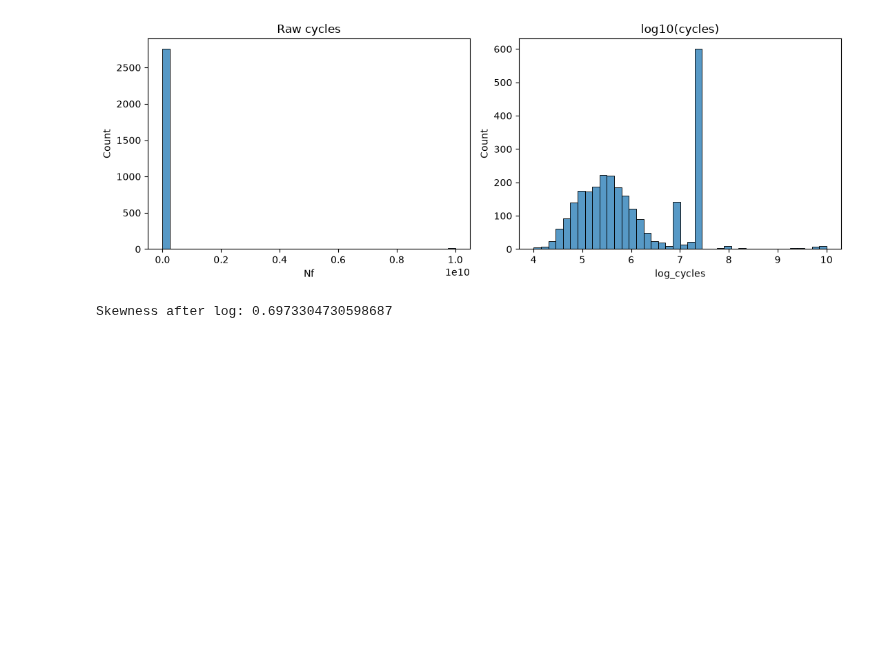
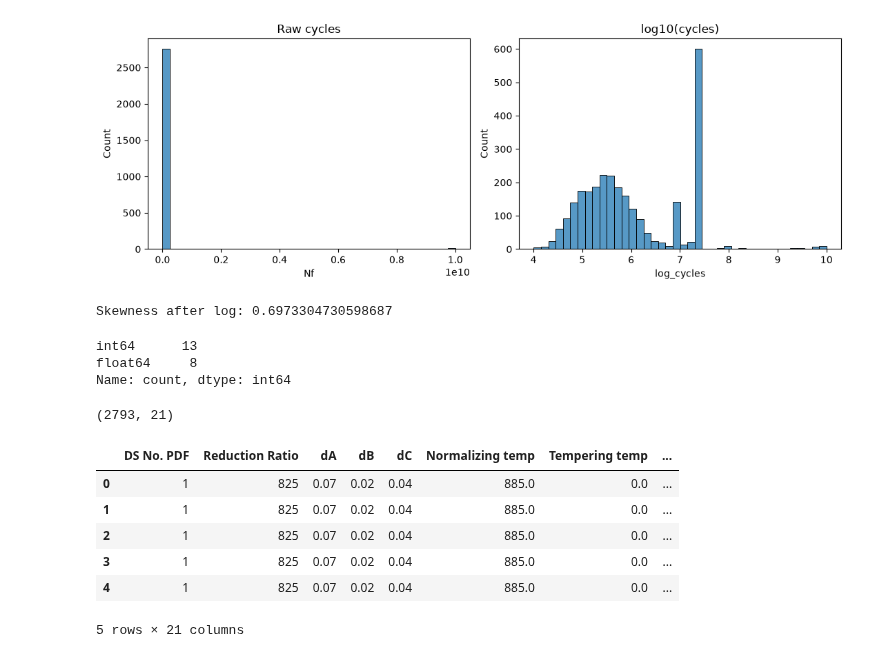
Before and after one commit to LeiliJL/DAT305-Project, a Jupyter notebook: notebooks/01_EDA_preprocessing.ipynb, the cells around one changed output. Saved outputs shown, nothing was run; the diff lists cells and outputs as text; code cells hidden in the pictures; blank space fills up the shorter version.

Commit message:
cleaned data script added to notebook 01, cleaned data csv file generated

```diff
--- a/notebooks/01_EDA_preprocessing.ipynb
+++ b/notebooks/01_EDA_preprocessing.ipynb
@@ -103,3 +103,69 @@ Zeros or negatives: 0
 [figure]
 [figure]
 Skewness after log: 0.6973304730598687
+# %%
+# Cleaning the data
+
+# In this script:
+# - Tidying names and text values
+# - Handling missing values
+# - Using a log transformation on the target variable
+# -
+
+
+# 1. Fixing column names
+from functions import*
+df = pd.read_excel("../data/raw/NIMS_FATIGUE.xlsx")
+
+df.columns = df.columns.str.strip()
+for col in ["Heat", "Testing Material", "Type of test"]:
+    df[col] = df[col].str.strip()
+
+df = df.rename(columns={"σa": "stress_amplitude"})
+
+# 2. Missing data fix
+
+# dropping quenching temp because its equal to normalizing temp
+# dropping upper yield and true fracture because they are missing
+df = df.drop(columns=["Quenching temp", "Upper yield stress", "True fracture stress"])
+
+# adding a column to indicate whether or not the material was quenched and tempered
+# aka if tempering temp is missing or not
+df["quenched_tempered"] = df["Tempering temp"].notna().astype(int)
+df["Tempering temp"] = df["Tempering temp"].fillna(0)
+
+# missing values in normalizing temp are filled with the median, similar to what the Imputer does in Pipeline
+df["Normalizing temp"] = df["Normalizing temp"].fillna(df["Normalizing temp"].median())
+
+
+# 3. string values to numbers
+
+df["uniaxial_loading"] = (df["Type of test"] == "Uniaxial loading").astype(int)
+df = df.drop(columns=["Type of test"])
+
+# One hot encoding, so the model can use the steel grade directly
+df = pd.get_dummies(df, columns=["Testing Material"], dtype=int)
+df = df.drop(columns=["Heat"]) # dropping heat because it is an identifier could affect the model by encouraging memorization
+
+print(df.dtypes.value_counts())
+
+df.to_csv("../data/processed/fatigue_clean.csv", index=False, encoding="utf-8-sig")
+# %% [output]
+int64      13
+float64     8
+Name: count, dtype: int64
+# %%
+from functions import*
+
+df = pd.read_csv("../data/processed/fatigue_clean.csv")
+print(df.shape)
+df.head()
+# %% [output]
+(2793, 21)
+|  | DS No. PDF | Reduction Ratio | dA | dB | dC | Normalizing temp | Tempering temp | ... |
+| 0 | 1 | 825 | 0.07 | 0.02 | 0.04 | 885.0 | 0.0 | ... |
+| 1 | 1 | 825 | 0.07 | 0.02 | 0.04 | 885.0 | 0.0 | ... |
+| 2 | 1 | 825 | 0.07 | 0.02 | 0.04 | 885.0 | 0.0 | ... |
+| 3 | 1 | 825 | 0.07 | 0.02 | 0.04 | 885.0 | 0.0 | ... |
+| 4 | 1 | 825 | 0.07 | 0.02 | 0.04 | 885.0 | 0.0 | ... |
+5 rows × 21 columns
```
Also changed, not shown: 1 other file.
